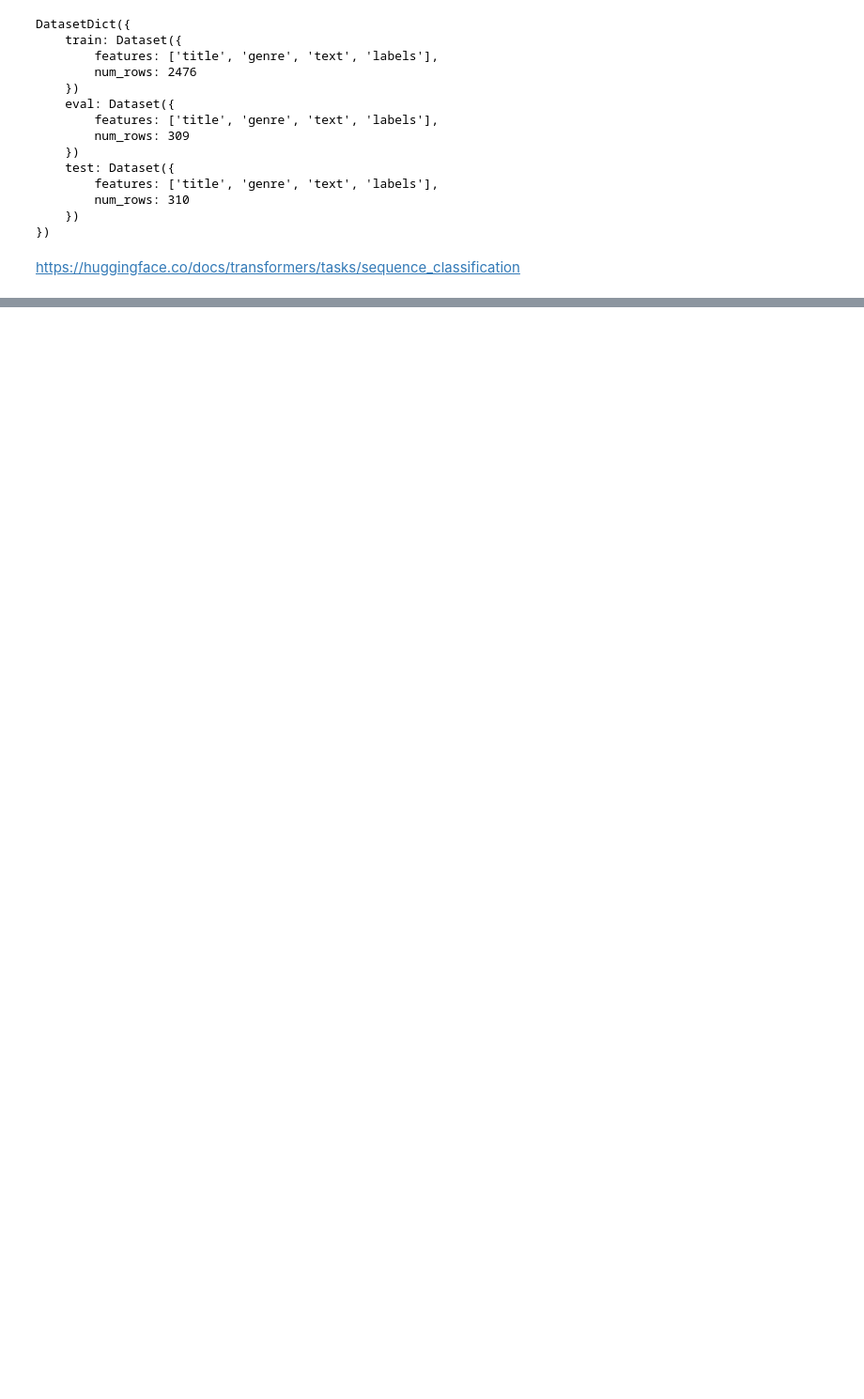
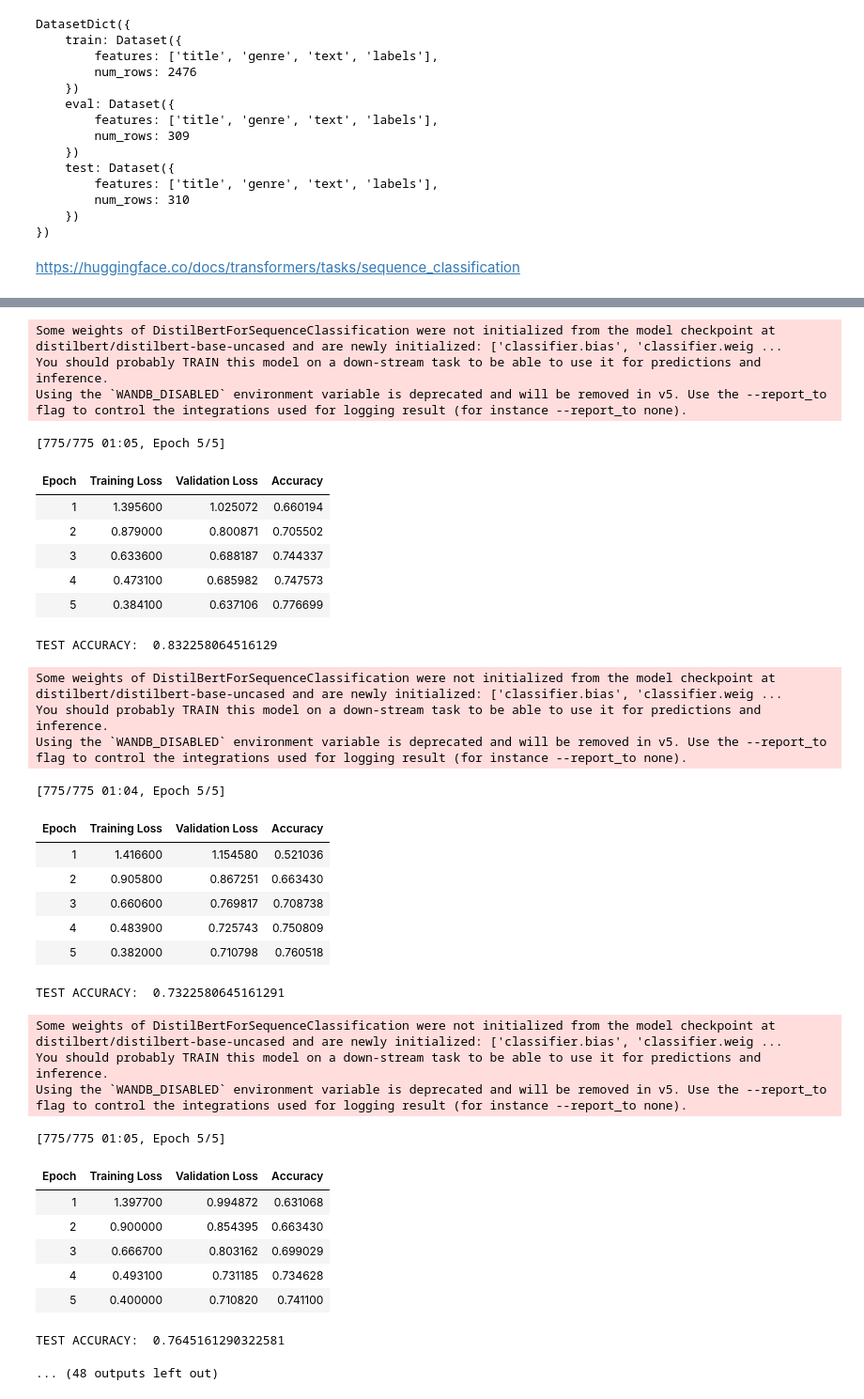
Before and after one commit to vbunt/hume-classifier, a Jupyter notebook: Transformers.ipynb, the cells around one changed output, grey strips where cells are left out. Shown at 94% size. Saved outputs shown, nothing was run; the diff lists cells and outputs as text; code cells hidden in the pictures; blank space fills up the shorter version.

```diff
--- a/Transformers.ipynb
+++ b/Transformers.ipynb
@@ -168 +169,38 @@ TEST ACCURACY:  0.7645161290322581
+# %%
+run_many('distilbert/distilbert-base-uncased', n=15, n_epochs=5)
+# %% [output]
+Some weights of DistilBertForSequenceClassification were not initialized from the model checkpoint at distilbert/distilbert-base-uncased and are newly initialized: ['classifier.bias', 'classifier.weig ...
+You should probably TRAIN this model on a down-stream task to be able to use it for predictions and inference.
+Using the `WANDB_DISABLED` environment variable is deprecated and will be removed in v5. Use the --report_to flag to control the integrations used for logging result (for instance --report_to none).
+[775/775 01:05, Epoch 5/5]
+| Epoch | Training Loss | Validation Loss | Accuracy |
+| 1 | 1.395600 | 1.025072 | 0.660194 |
+| 2 | 0.879000 | 0.800871 | 0.705502 |
+| 3 | 0.633600 | 0.688187 | 0.744337 |
+| 4 | 0.473100 | 0.685982 | 0.747573 |
+| 5 | 0.384100 | 0.637106 | 0.776699 |
+TEST ACCURACY:  0.832258064516129
+Some weights of DistilBertForSequenceClassification were not initialized from the model checkpoint at distilbert/distilbert-base-uncased and are newly initialized: ['classifier.bias', 'classifier.weig ...
+You should probably TRAIN this model on a down-stream task to be able to use it for predictions and inference.
+Using the `WANDB_DISABLED` environment variable is deprecated and will be removed in v5. Use the --report_to flag to control the integrations used for logging result (for instance --report_to none).
+[775/775 01:04, Epoch 5/5]
+| Epoch | Training Loss | Validation Loss | Accuracy |
+| 1 | 1.416600 | 1.154580 | 0.521036 |
+| 2 | 0.905800 | 0.867251 | 0.663430 |
+| 3 | 0.660600 | 0.769817 | 0.708738 |
+| 4 | 0.483900 | 0.725743 | 0.750809 |
+| 5 | 0.382000 | 0.710798 | 0.760518 |
+TEST ACCURACY:  0.7322580645161291
+Some weights of DistilBertForSequenceClassification were not initialized from the model checkpoint at distilbert/distilbert-base-uncased and are newly initialized: ['classifier.bias', 'classifier.weig ...
+You should probably TRAIN this model on a down-stream task to be able to use it for predictions and inference.
+Using the `WANDB_DISABLED` environment variable is deprecated and will be removed in v5. Use the --report_to flag to control the integrations used for logging result (for instance --report_to none).
+[775/775 01:05, Epoch 5/5]
+| Epoch | Training Loss | Validation Loss | Accuracy |
+| 1 | 1.397700 | 0.994872 | 0.631068 |
+| 2 | 0.900000 | 0.854395 | 0.663430 |
+| 3 | 0.666700 | 0.803162 | 0.699029 |
+| 4 | 0.493100 | 0.731185 | 0.734628 |
+| 5 | 0.400000 | 0.710820 | 0.741100 |
+TEST ACCURACY:  0.7645161290322581
+... (48 outputs left out)
 # %%
```
Also changed, not shown: parts of 12 cells of this notebook, 1 other file.
